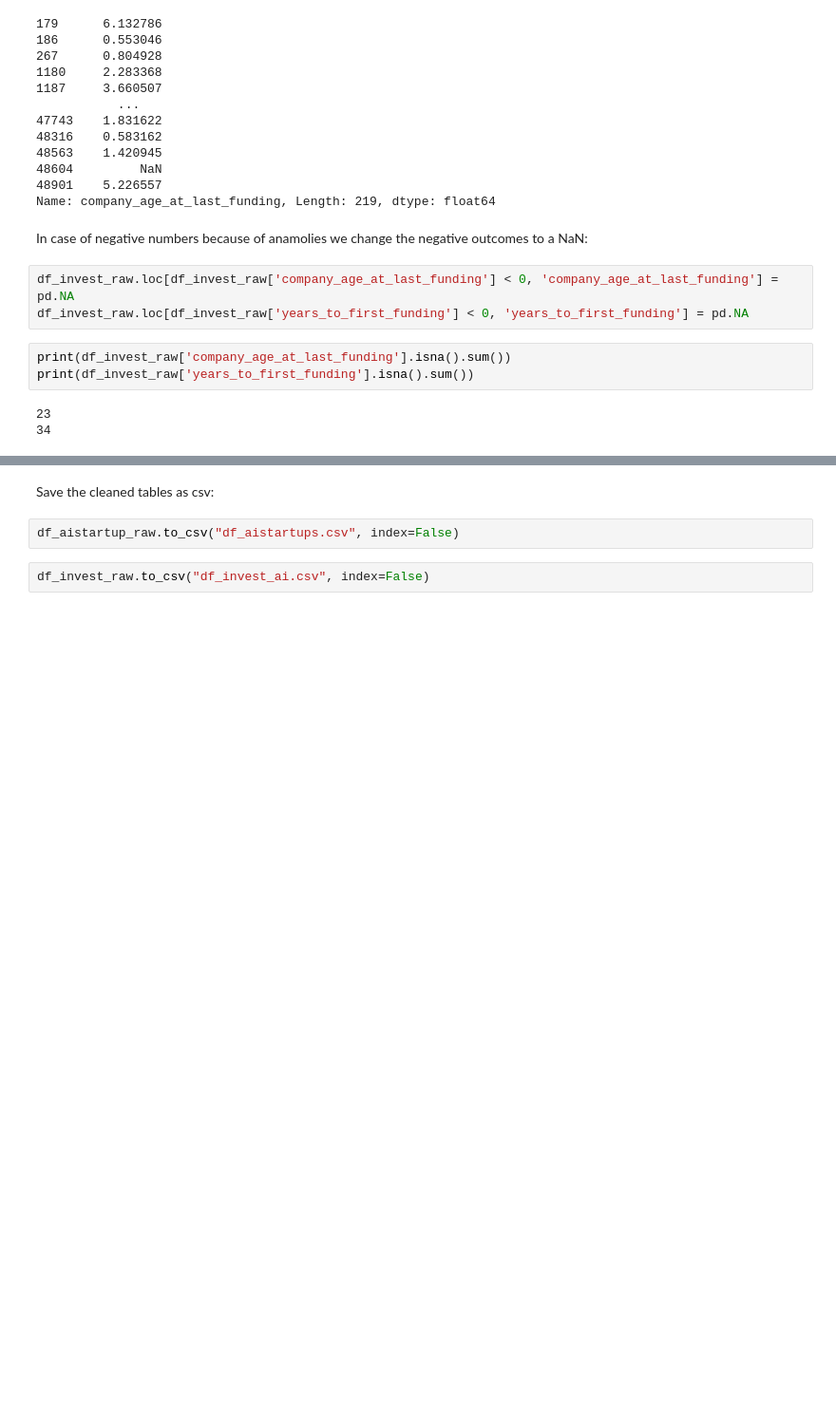
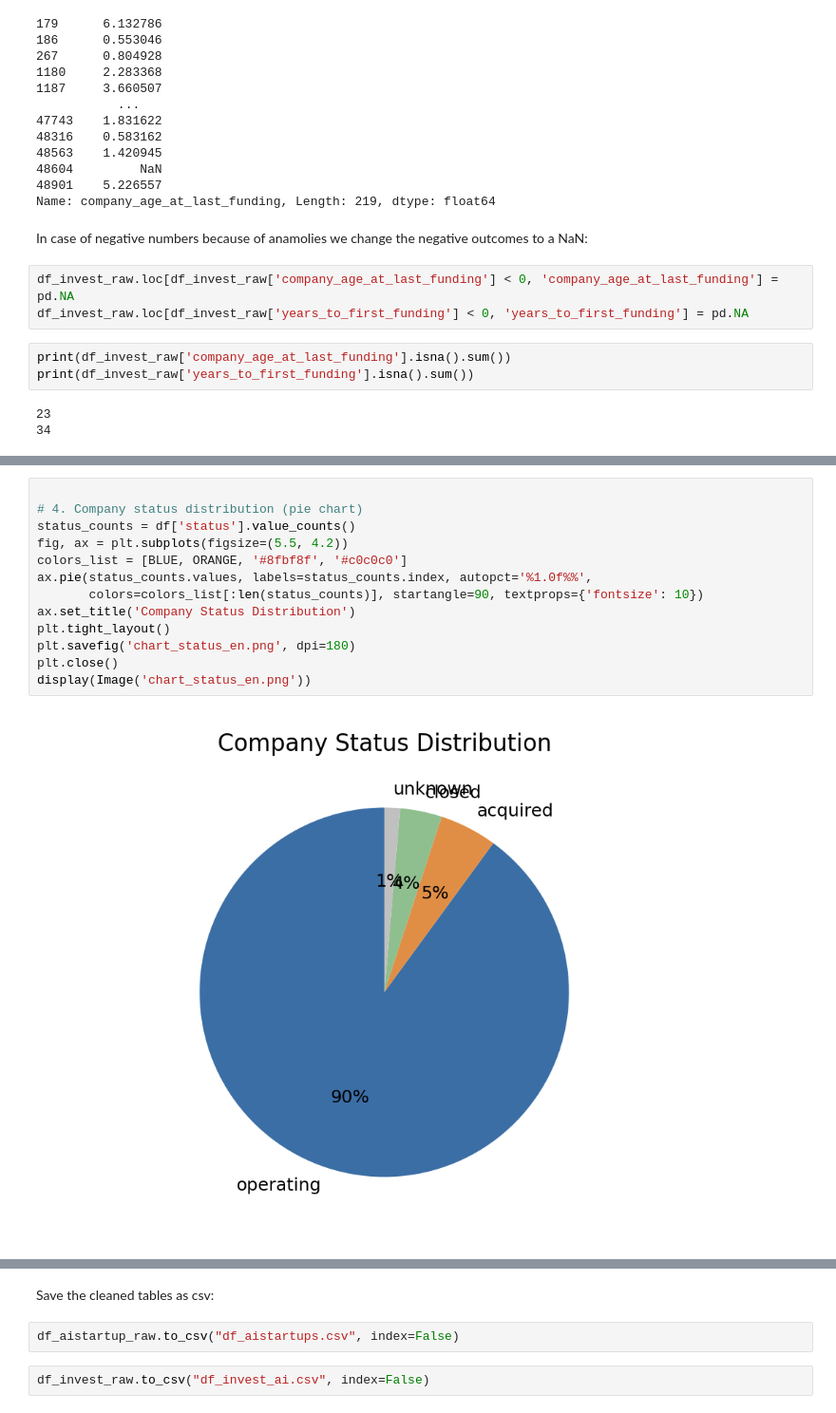
Before and after one commit to feyzaunutulmaz/capstone_ai_startup_intelligence, a Jupyter notebook: data_cleaning.ipynb, the cells around one changed output, grey strips where cells are left out. Shown at 95% size. Drawn from its saved outputs; the diff is of its cells as text; blank space fills up the shorter version.

```diff
--- a/data_cleaning.ipynb
+++ b/data_cleaning.ipynb
@@ -621,0 +696,15 @@ len(df_invest_raw)
+# %%
+
+# 4. Company status distribution (pie chart)
+status_counts = df['status'].value_counts()
+fig, ax = plt.subplots(figsize=(5.5, 4.2))
+colors_list = [BLUE, ORANGE, '#8fbf8f', '#c0c0c0']
+ax.pie(status_counts.values, labels=status_counts.index, autopct='%1.0f%%',
+       colors=colors_list[:len(status_counts)], startangle=90, textprops={'fontsize': 10})
+ax.set_title('Company Status Distribution')
+plt.tight_layout()
+plt.savefig('chart_status_en.png', dpi=180)
+plt.close()
+display(Image('chart_status_en.png'))
+# %% [output]
+[figure, added]
```
Also changed, not shown: parts of 7 cells of this notebook, 9 other files.
